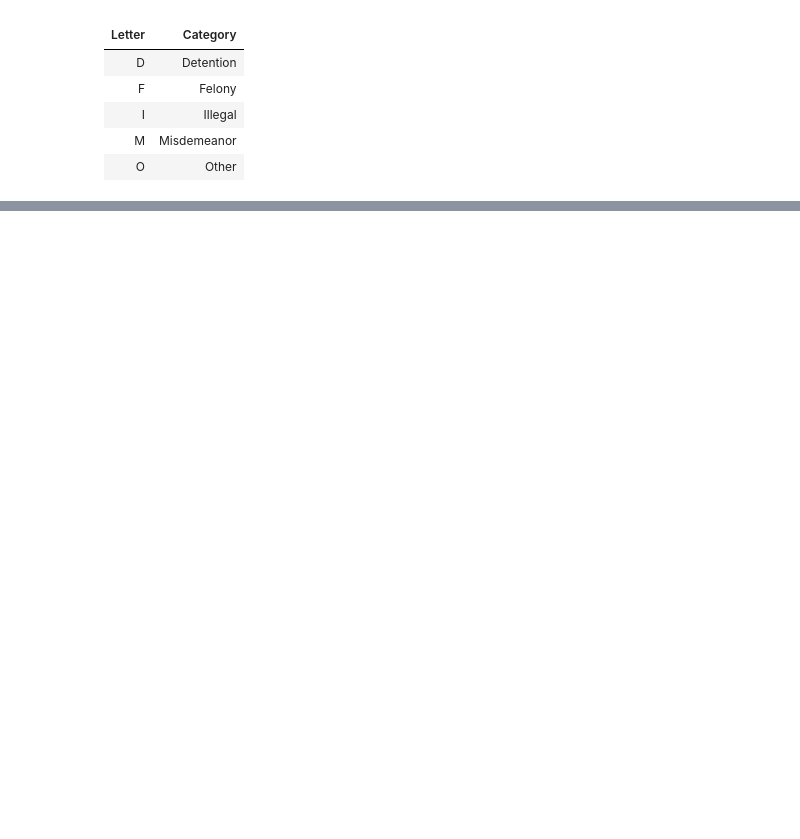
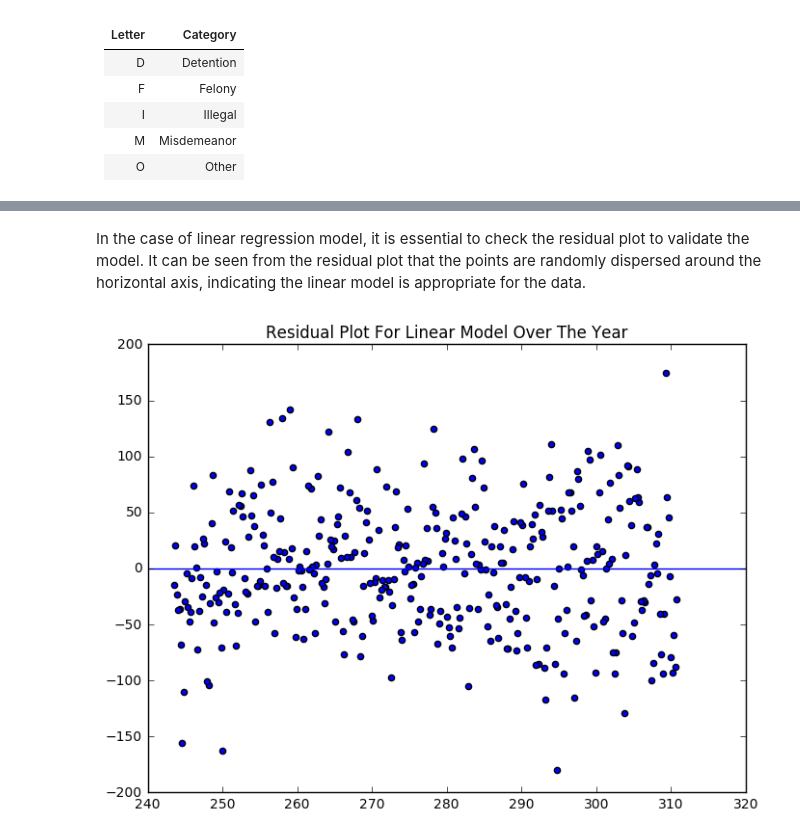
Before and after one commit to ayl019/Nikola, a Jupyter notebook: posts/lapd-crime-data-analysis/index.ipynb, the cells around one changed output, grey strips where cells are left out. Saved outputs shown, nothing was run; the diff lists cells and outputs as text; code cells hidden in the pictures; blank space fills up the shorter version.

```diff
--- a/posts/lapd-crime-data-analysis/index.ipynb
+++ b/posts/lapd-crime-data-analysis/index.ipynb
@@ -96,2 +77,3 @@ To deal with null entries in AGE column it would be sufficient to replace them w
 # %%
 Arrest = Arrest[Arrest['AGE'] >= 14]
+Arrest.reset_index(drop=True, inplace=True)
@@ -480,0 +333,22 @@ full.plot.scatter(x='Female', y='Arrests')
+# %%
+Date = np.unique(Arrest['ARST DATE'])
+LR = pd.DataFrame(columns = ["Date", "Day", "DayOfWeek"] + Abbr)
+LR['Date'] = np.unique(Arrest['ARST DATE'])
+LR['Day'] = range(1,366)
+LR['TOTAL'] = np.asarray(Arrest.groupby(by = ['ARST DATE'])['RPT_ID'].nunique())
+DayOfWeek = []
+
+for i in range(1,28):
+    Col = []
+    a = Arrest[Arrest['CHRG_GRP_CD'] == i]
+    for j in range(0, len(Date)):
+        b = a[a['ARST DATE'] == Date[j]]
+        Col.append(len(b))
+    LR[Abbr[i]] = Col
+
+for i in range(0,365):
+    DOW = Arrest[Arrest['ARST DATE'] == Date[i]]
+    DayOfWeek.append(DOW['DayOfWeek'].iloc[0])
+
+LR['DayOfWeek'] = pd.to_numeric(DayOfWeek)
+LR.head()
@@ -480,0 +382,15 @@ full.plot.scatter(x='Female', y='Arrests')
+# %% [markdown]
+In the case of linear regression model, it is essential to check the residual plot to validate the model. It can be seen from the residual plot that the points are randomly dispersed around the horizontal axis, indicating the linear model is appropriate for the data.
+# %%
+model = smf.glm(formula = "TOTAL ~ Day", data= LR).fit()
+res = pd.DataFrame(columns = ['residual', 'fitted'])
+res['residual'] = LR['TOTAL'] - model.fittedvalues
+res['fitted'] = model.fittedvalues
+
+plt.figure(figsize=(8,6))
+plt.axhline()
+plt.title("Residual Plot For Linear Model Over The Year")
+plt.scatter(x=res['fitted'], y=res['residual'])
+plt.show()
+# %% [output]
+[figure, added]
```
Also changed, not shown: parts of 121 cells of this notebook, 16 other files.
